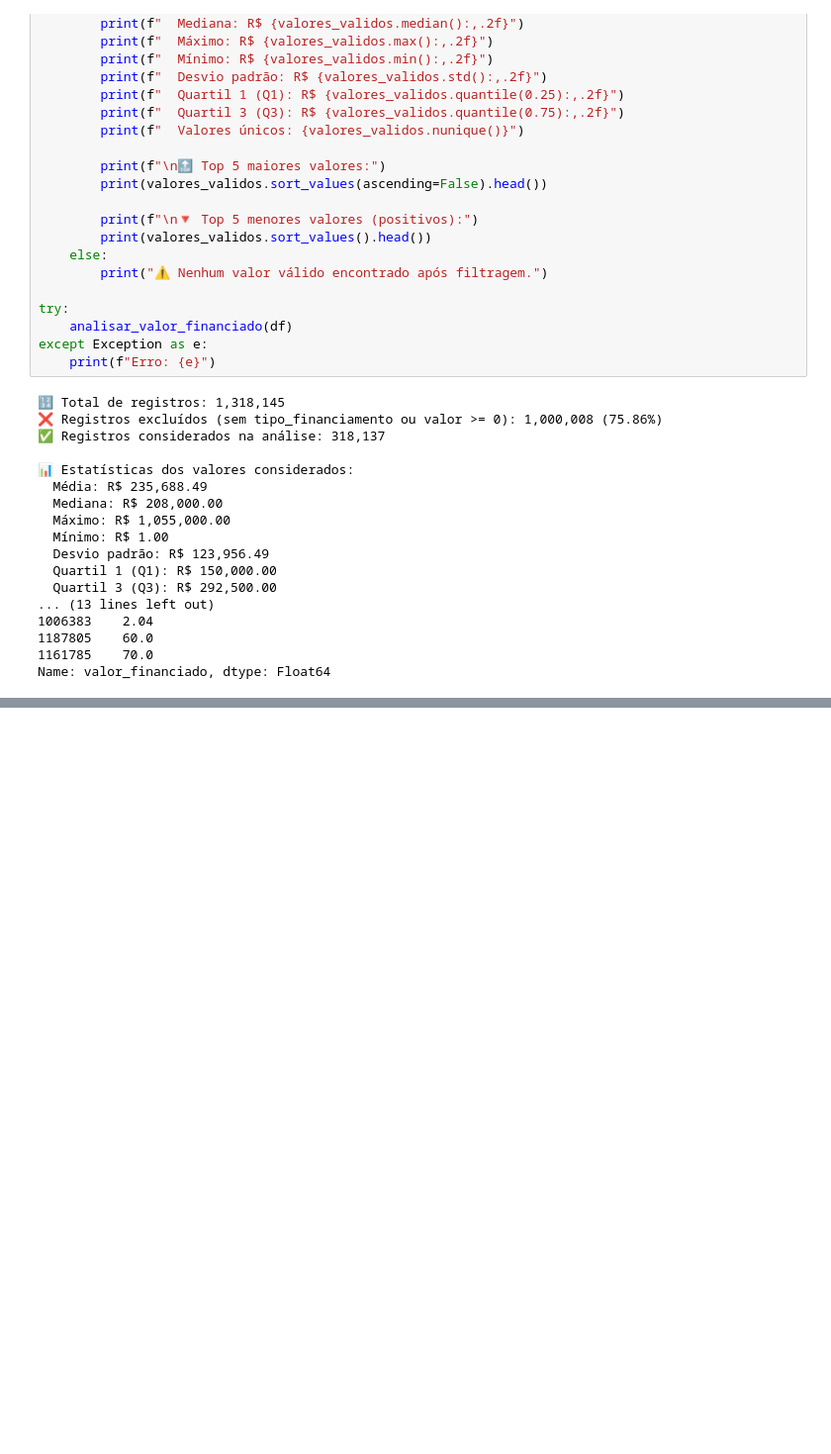
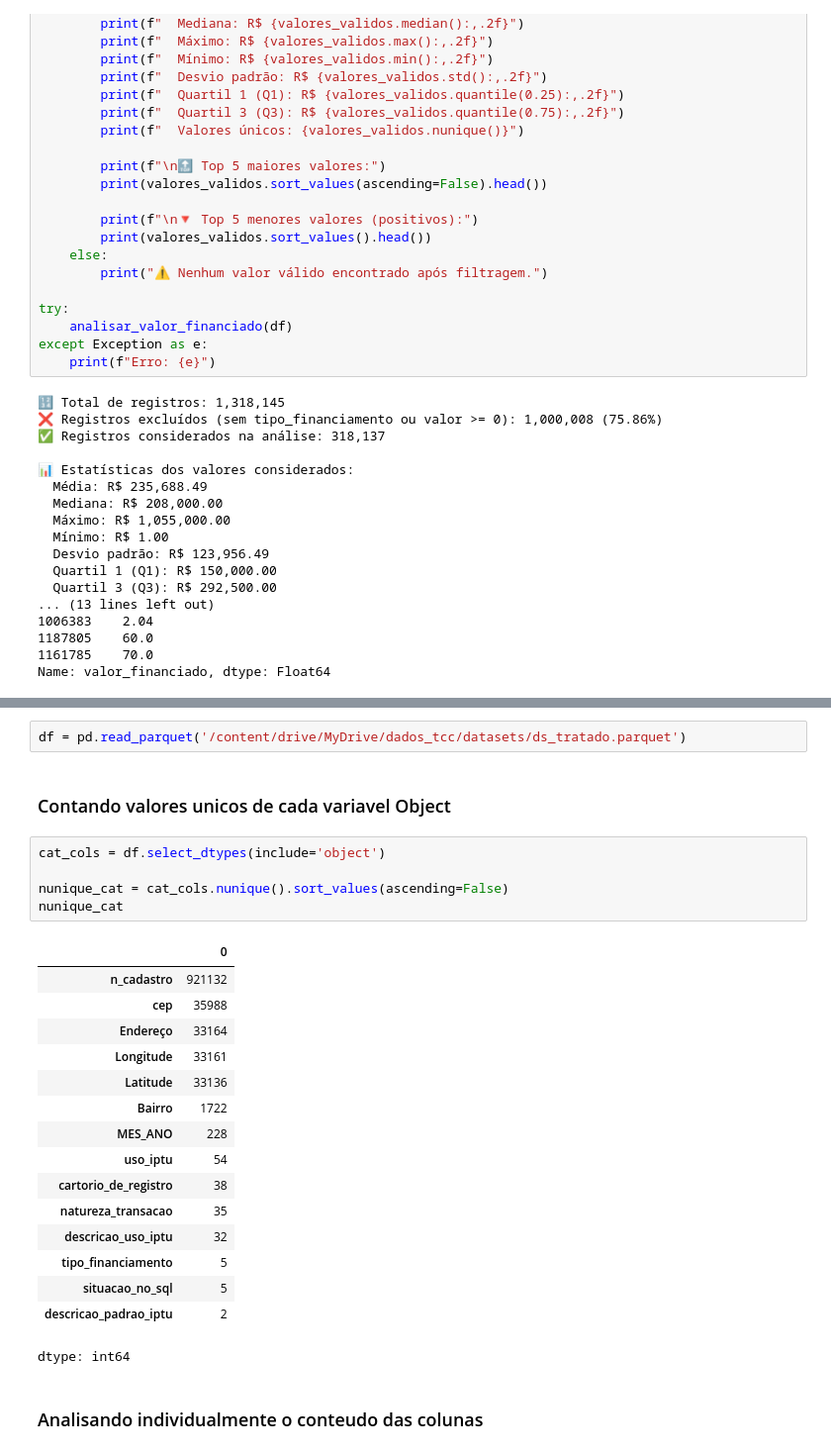
Before and after one commit to GabrielSMedina/TCC, a Jupyter notebook: TCC_v4.ipynb, the cells around one changed output, grey strips where cells are left out. Shown at 99% size. Drawn from its saved outputs; the diff is of its cells as text; blank space fills up the shorter version.

```diff
--- a/TCC_v4.ipynb
+++ b/TCC_v4.ipynb
@@ -658,0 +745,28 @@ Name: valor_financiado, dtype: Float64
+# %%
+df = pd.read_parquet('/content/drive/MyDrive/dados_tcc/datasets/ds_tratado.parquet')
+# %% [markdown]
+### Contando valores unicos de cada variavel Object
+# %%
+cat_cols = df.select_dtypes(include='object')
+
+nunique_cat = cat_cols.nunique().sort_values(ascending=False)
+nunique_cat
+# %% [output]
+|  | 0 |
+| n_cadastro | 921132 |
+| cep | 35988 |
+| Endereço | 33164 |
+| Longitude | 33161 |
+| Latitude | 33136 |
+| Bairro | 1722 |
+| MES_ANO | 228 |
+| uso_iptu | 54 |
+| cartorio_de_registro | 38 |
+| natureza_transacao | 35 |
+| descricao_uso_iptu | 32 |
+| tipo_financiamento | 5 |
+| situacao_no_sql | 5 |
+| descricao_padrao_iptu | 2 |
+dtype: int64
+# %% [markdown]
+### Analisando individualmente o conteudo das colunas
```
Also changed, not shown: parts of 17 cells of this notebook.
